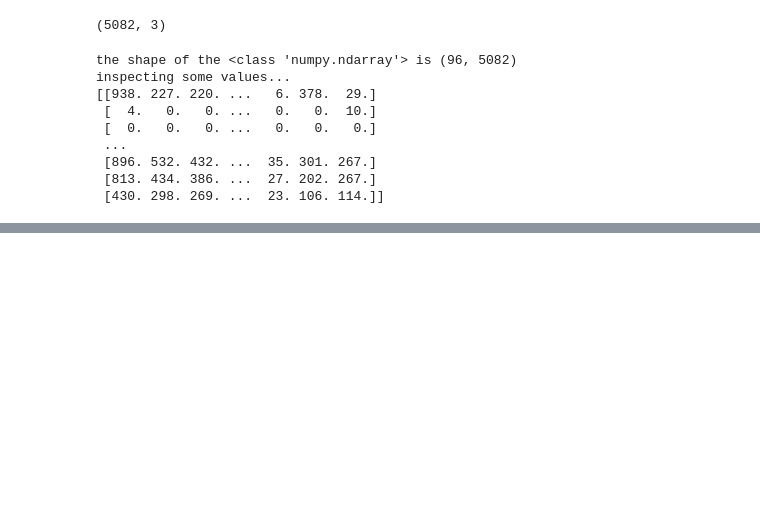
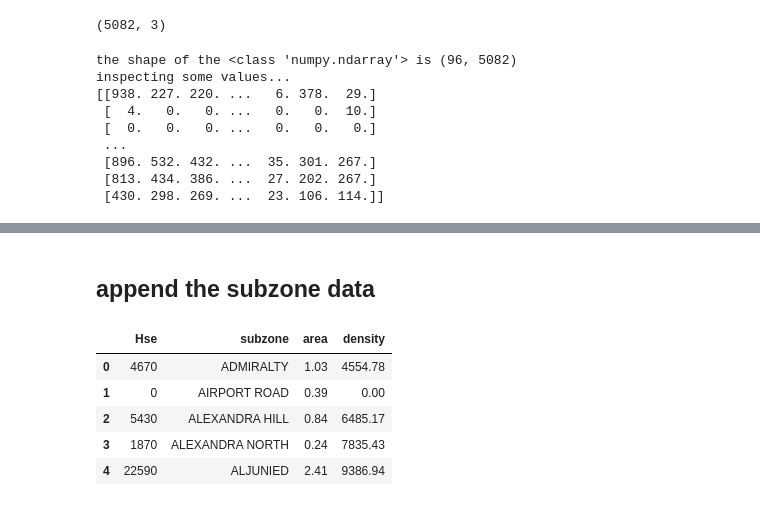
Before and after one commit to NicsLvl/McPredictor, a Jupyter notebook: postal_codes.ipynb, the cells around one changed output, grey strips where cells are left out. Saved outputs shown, nothing was run; the diff lists cells and outputs as text; code cells hidden in the pictures; blank space fills up the shorter version.

```diff
--- a/postal_codes.ipynb
+++ b/postal_codes.ipynb
@@ -369,0 +368,2 @@ df_selected_new.to_csv('data/df_selected.csv', index=False)
+# %% [markdown]
+## append the subzone data
@@ -369,0 +378,9 @@ df_selected_new.to_csv('data/df_selected.csv', index=False)
+# %%
+sz_pop_area_df.head()
+# %% [output]
+|  | Hse | subzone | area | density |
+| 0 | 4670 | ADMIRALTY | 1.03 | 4554.78 |
+| 1 | 0 | AIRPORT ROAD | 0.39 | 0.00 |
+| 2 | 5430 | ALEXANDRA HILL | 0.84 | 6485.17 |
+| 3 | 1870 | ALEXANDRA NORTH | 0.24 | 7835.43 |
+| 4 | 22590 | ALJUNIED | 2.41 | 9386.94 |
```
Also changed, not shown: parts of 29 cells of this notebook, 20 other files.
